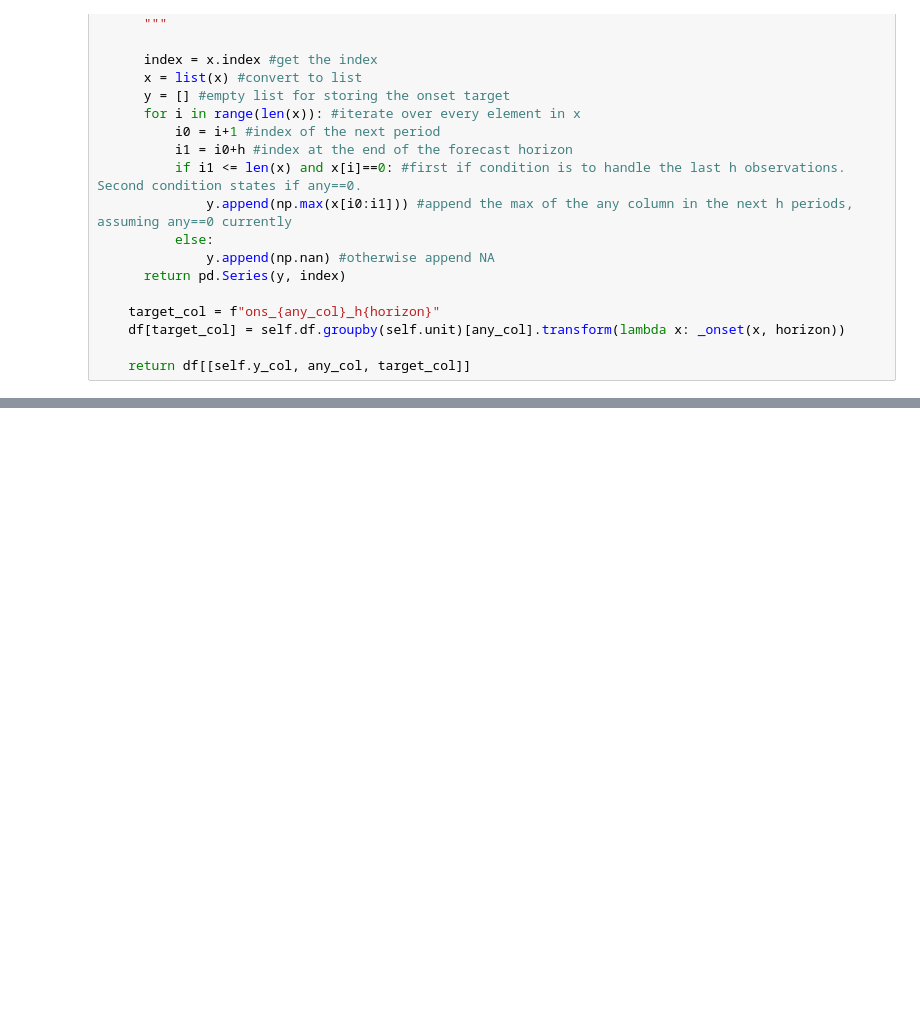
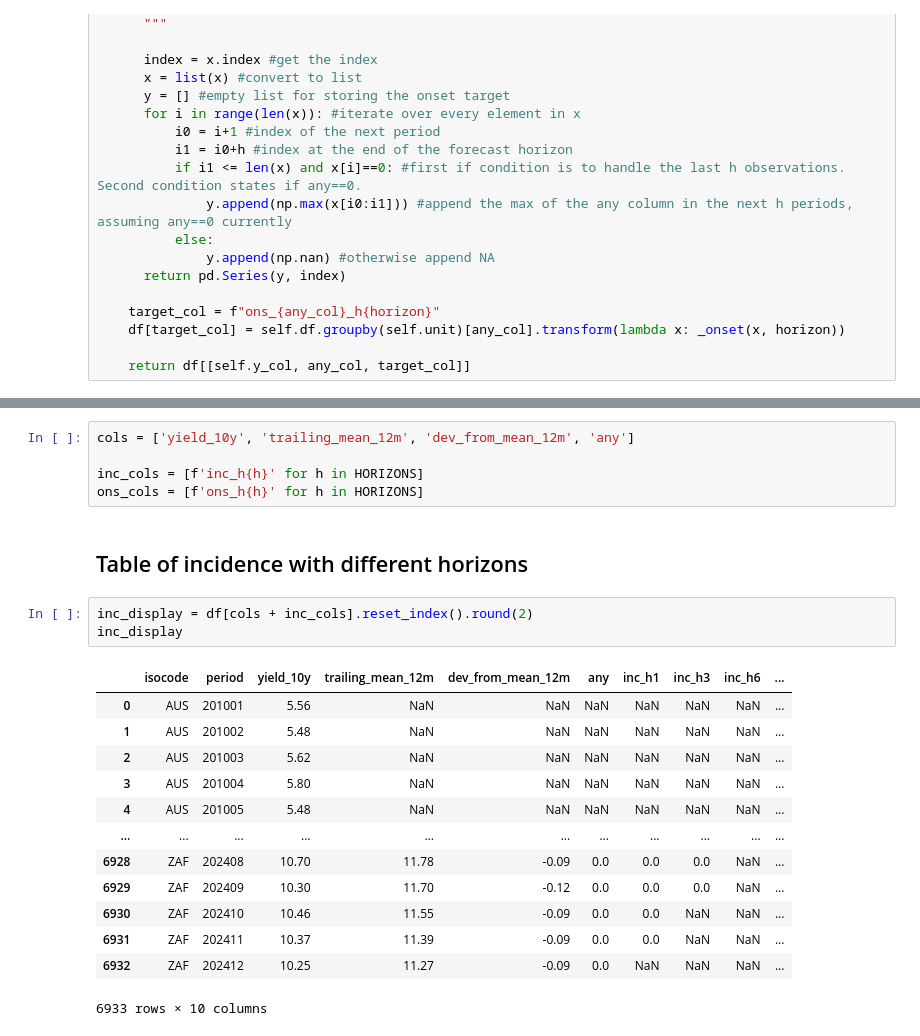
Before and after one commit to samuelfraley-bse/forecast-a1, a Jupyter notebook: notebooks/clean.ipynb, the cells around one changed output, grey strips where cells are left out. Drawn from its saved outputs; the diff is of its cells as text; blank space fills up the shorter version.

```diff
--- a/notebooks/clean.ipynb
+++ b/notebooks/clean.ipynb
@@ -217,0 +265,24 @@ class TargetEngineer():
+# %%
+cols = ['yield_10y', 'trailing_mean_12m', 'dev_from_mean_12m', 'any']
+
+inc_cols = [f'inc_h{h}' for h in HORIZONS]
+ons_cols = [f'ons_h{h}' for h in HORIZONS]
+# %% [markdown]
+## Table of incidence with different horizons
+# %%
+inc_display = df[cols + inc_cols].reset_index().round(2)
+inc_display
+# %% [output]
+|  | isocode | period | yield_10y | trailing_mean_12m | dev_from_mean_12m | any | inc_h1 | inc_h3 | inc_h6 | ... |
+| 0 | AUS | 201001 | 5.56 | NaN | NaN | NaN | NaN | NaN | NaN | ... |
+| 1 | AUS | 201002 | 5.48 | NaN | NaN | NaN | NaN | NaN | NaN | ... |
+| 2 | AUS | 201003 | 5.62 | NaN | NaN | NaN | NaN | NaN | NaN | ... |
+| 3 | AUS | 201004 | 5.80 | NaN | NaN | NaN | NaN | NaN | NaN | ... |
+| 4 | AUS | 201005 | 5.48 | NaN | NaN | NaN | NaN | NaN | NaN | ... |
+| ... | ... | ... | ... | ... | ... | ... | ... | ... | ... | ... |
+| 6928 | ZAF | 202408 | 10.70 | 11.78 | -0.09 | 0.0 | 0.0 | 0.0 | NaN | ... |
+| 6929 | ZAF | 202409 | 10.30 | 11.70 | -0.12 | 0.0 | 0.0 | 0.0 | NaN | ... |
+| 6930 | ZAF | 202410 | 10.46 | 11.55 | -0.09 | 0.0 | 0.0 | NaN | NaN | ... |
+| 6931 | ZAF | 202411 | 10.37 | 11.39 | -0.09 | 0.0 | 0.0 | NaN | NaN | ... |
+| 6932 | ZAF | 202412 | 10.25 | 11.27 | -0.09 | 0.0 | NaN | NaN | NaN | ... |
+6933 rows × 10 columns
```
Also changed, not shown: parts of 26 cells of this notebook, 5 other files.
